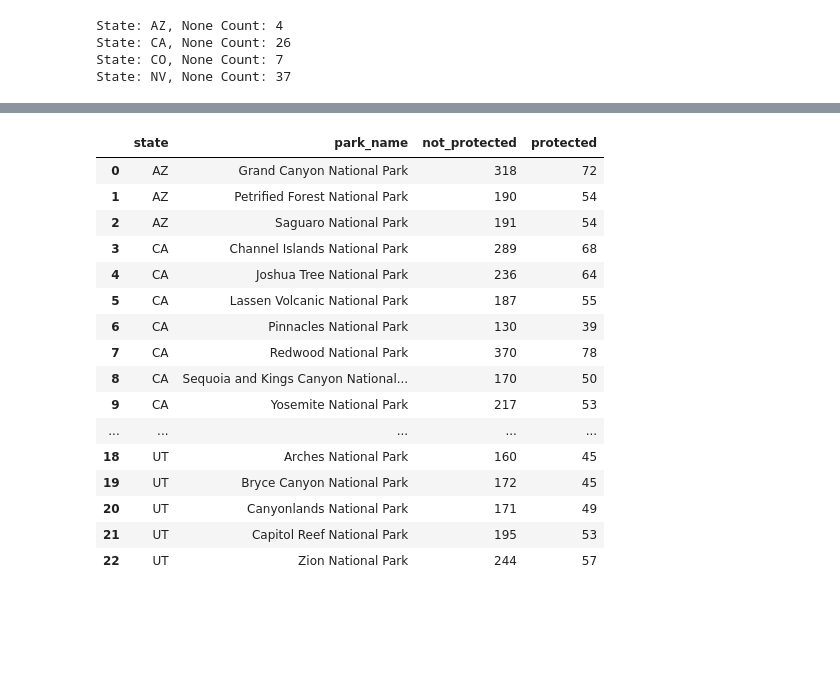
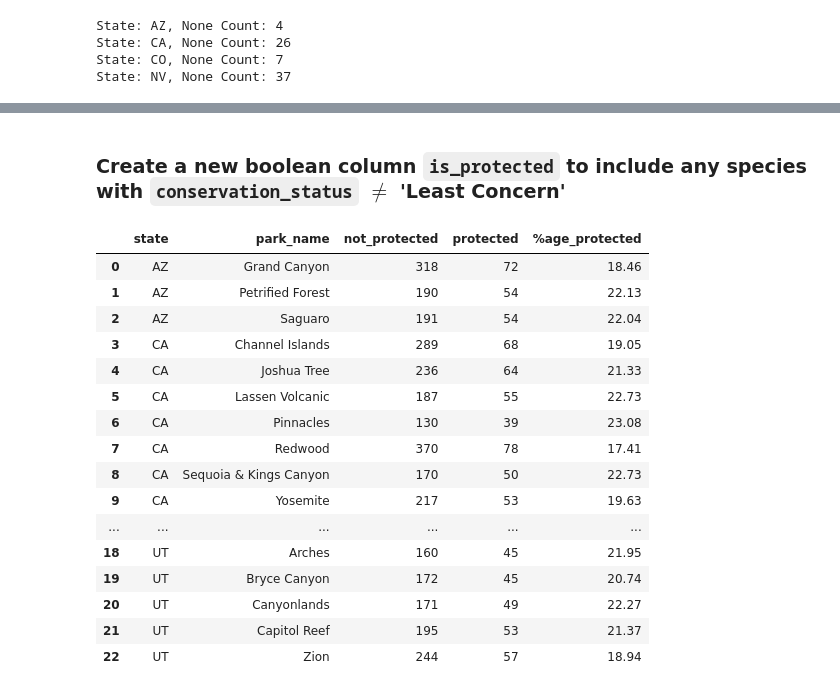
Before and after one commit to pineapple-bois/Biodiversity-In-National-Parks-Real-World, a Jupyter notebook: analysis.ipynb, the cells around one changed output, grey strips where cells are left out. Drawn from its saved outputs; the diff is of its cells as text; code cells hidden in the pictures; blank space fills up the shorter version.

```diff
--- a/analysis.ipynb
+++ b/analysis.ipynb
@@ -233,34 +233,45 @@ count = sw_birds_df[sw_birds_df['common_names'] == 'None']
 count
 # %% [output]
 |  | park_code | park_name | family | scientific_name | common_names | conservation_status | protected | raptor | ... |
+# %% [markdown]
+### Create a new boolean column `is_protected` to include any species with `conservation_status` $\neq$ 'Least Concern'
 # %%
 sw_birds_df['is_protected'] = sw_birds_df.conservation_status != 'Least Concern'
-# %%
-parks_pro_counts = sw_birds_df.groupby(['state', 'park_name', 'is_protected'])\
-                    .common_names.nunique()\
-                    .reset_index()\
-                    .pivot(columns='is_protected',
-                            index=['state', 'park_name'],
-                            values='common_names')\
-                            .reset_index()
-parks_pro_counts.columns = ['state', 'park_name', 'not_protected', 'protected']
-
-parks_pro_counts
-# %% [output]
-|  | state | park_name | not_protected | protected |
-| 0 | AZ | Grand Canyon National Park | 318 | 72 |
-| 1 | AZ | Petrified Forest National Park | 190 | 54 |
-| 2 | AZ | Saguaro National Park | 191 | 54 |
-| 3 | CA | Channel Islands National Park | 289 | 68 |
-| 4 | CA | Joshua Tree National Park | 236 | 64 |
-| 5 | CA | Lassen Volcanic National Park | 187 | 55 |
-| 6 | CA | Pinnacles National Park | 130 | 39 |
-| 7 | CA | Redwood National Park | 370 | 78 |
-| 8 | CA | Sequoia and Kings Canyon National... | 170 | 50 |
-| 9 | CA | Yosemite National Park | 217 | 53 |
-| ... | ... | ... | ... | ... |
-| 18 | UT | Arches National Park | 160 | 45 |
-| 19 | UT | Bryce Canyon National Park | 172 | 45 |
-| 20 | UT | Canyonlands National Park | 171 | 49 |
-| 21 | UT | Capitol Reef National Park | 195 | 53 |
-| 22 | UT | Zion National Park | 244 | 57 |
+# %%
+parks_pro_counts = sw_birds_df.groupby(['state', 'park_name', 'is_protected'])\
+                    .common_names.nunique()\
+                    .reset_index()\
+                    .pivot(columns='is_protected',
+                            index=['state', 'park_name'],
+                            values='common_names')\
+                            .reset_index()
+parks_pro_counts.columns = ['state', 'park_name', 'not_protected', 'protected']
+
+percentage = round(parks_pro_counts.protected / (parks_pro_counts.protected + parks_pro_counts.not_protected) * 100, 2)
+parks_pro_counts['%age_protected'] = percentage
+
+# Split 'park_name' in this dataframe to remove 'National Park'
+parks_pro_counts['park_name'] = parks_pro_counts['park_name'].apply(lambda x: x[:-13] if x.endswith(" National Park") else x)
+# lambda function doesn't apply to indices [8] or [11] so,
+parks_pro_counts.at[8, 'park_name'] = 'Sequoia & Kings Canyon'
+parks_pro_counts.at[11, 'park_name'] = 'Great Sand Dunes'
+
+parks_pro_counts
+# %% [output]
+|  | state | park_name | not_protected | protected | %age_protected |
+| 0 | AZ | Grand Canyon | 318 | 72 | 18.46 |
+| 1 | AZ | Petrified Forest | 190 | 54 | 22.13 |
+| 2 | AZ | Saguaro | 191 | 54 | 22.04 |
+| 3 | CA | Channel Islands | 289 | 68 | 19.05 |
+| 4 | CA | Joshua Tree | 236 | 64 | 21.33 |
+| 5 | CA | Lassen Volcanic | 187 | 55 | 22.73 |
+| 6 | CA | Pinnacles | 130 | 39 | 23.08 |
+| 7 | CA | Redwood | 370 | 78 | 17.41 |
+| 8 | CA | Sequoia & Kings Canyon | 170 | 50 | 22.73 |
+| 9 | CA | Yosemite | 217 | 53 | 19.63 |
+| ... | ... | ... | ... | ... | ... |
+| 18 | UT | Arches | 160 | 45 | 21.95 |
+| 19 | UT | Bryce Canyon | 172 | 45 | 20.74 |
+| 20 | UT | Canyonlands | 171 | 49 | 22.27 |
+| 21 | UT | Capitol Reef | 195 | 53 | 21.37 |
+| 22 | UT | Zion | 244 | 57 | 18.94 |
```
Also changed, not shown: parts of 6 cells of this notebook.
